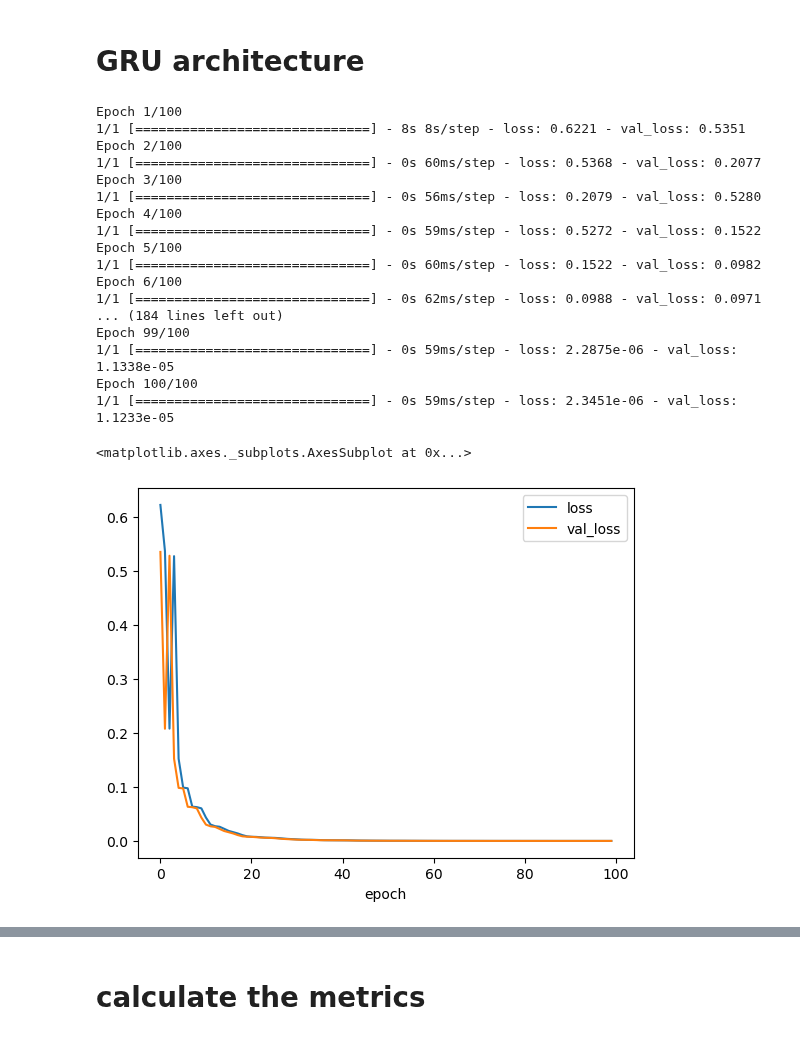
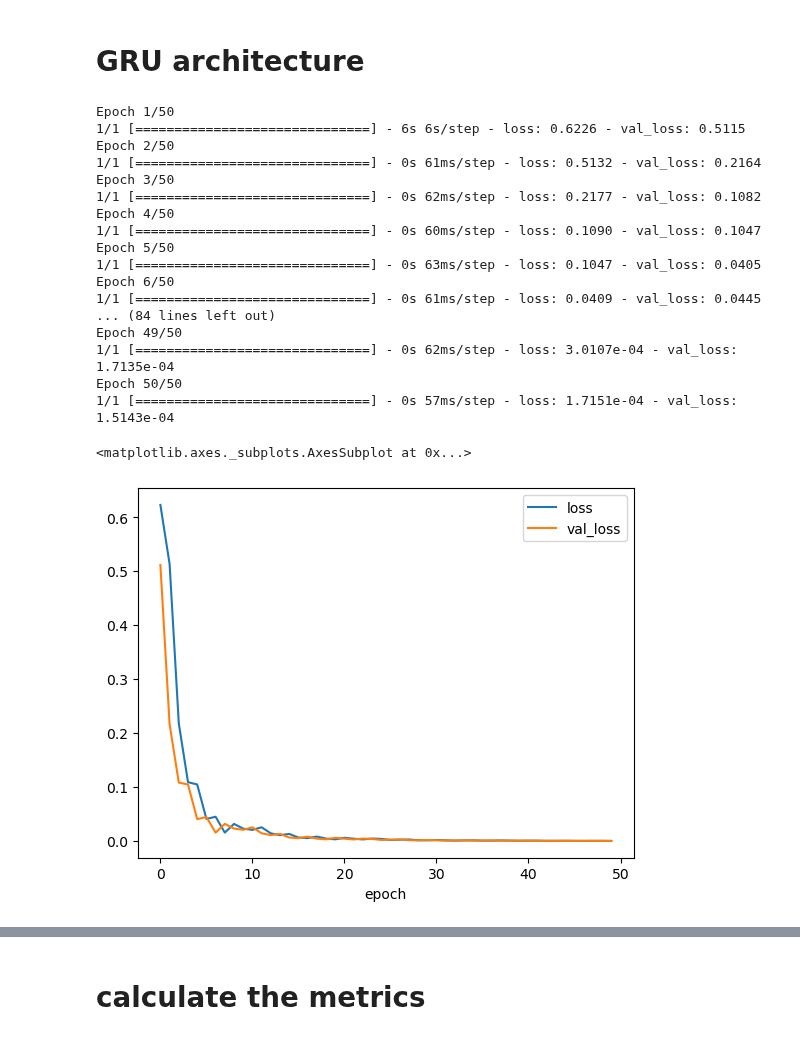
Before and after one commit to Simone-Scalella/AgriVision2022, a Jupyter notebook: LSTM-GRU.ipynb, the cells around one changed output, grey strips where cells are left out. Cells and saved outputs as stored; diff of their text form; code cells hidden in the pictures.

```diff
--- a/LSTM-GRU.ipynb
+++ b/LSTM-GRU.ipynb
@@ -162,48 +162,48 @@ R - Mean Square error : 0.003317
 # GRU architecture
 # %%
 # The GRU architecture
-Nepoch = 100
+Nepoch = 50
 # The LSTM architecture
 # The GRU architecture
 regressorGRU = Sequential()
 # First GRU layer with Dropout regularisation
 regressorGRU.add(GRU(units=60, return_sequences=True, input_shape=(n_lookback,1),activation='tanh'))
 regressorGRU.add(GRU(units=120, return_sequences=True, input_shape=(n_lookback,1),activation='tanh'))
 regressorGRU.add(GRU(units=240, return_sequences=True, input_shape=(n_lookback,1),activation='tanh'))
 regressorGRU.add(GRU(units=120,activation='tanh'))
 regressorGRU.add(Dense(units=n_forecast))
 # Compiling the RNN
 #regressorGRU.compile(optimizer=SGD(lr=0.01, decay=1e-7, momentum=0.9, nesterov=False),loss='mean_squared_error')
 regressorGRU.compile(optimizer=Adam(learning_rate=0.004, beta_1=0.9, beta_2=0.999, epsilon=1e-8),loss='mean_squared_error')
 # Fitting to the training set
 gruHistory = regressorGRU.fit(X,Y,epochs=Nepoch,validation_data=(X_val,Y_val),batch_size=32)
 
 history_df = pd.DataFrame(columns=['epoch', 'loss'])
 history_df['epoch'] = range(Nepoch)
 history_df['loss'] = gruHistory.history['loss']
 history_df['val_loss'] = gruHistory.history['val_loss']
 history_df = history_df.set_index('epoch')
 history_df.plot()
 # %% [output]
-Epoch 1/100
-1/1 [==============================] - 8s 8s/step - loss: 0.6221 - val_loss: 0.5351
-Epoch 2/100
-1/1 [==============================] - 0s 60ms/step - loss: 0.5368 - val_loss: 0.2077
-Epoch 3/100
-1/1 [==============================] - 0s 56ms/step - loss: 0.2079 - val_loss: 0.5280
-Epoch 4/100
-1/1 [==============================] - 0s 59ms/step - loss: 0.5272 - val_loss: 0.1522
-Epoch 5/100
-1/1 [==============================] - 0s 60ms/step - loss: 0.1522 - val_loss: 0.0982
-Epoch 6/100
-1/1 [==============================] - 0s 62ms/step - loss: 0.0988 - val_loss: 0.0971
-... (184 lines left out)
-Epoch 99/100
-1/1 [==============================] - 0s 59ms/step - loss: 2.2875e-06 - val_loss: 1.1338e-05
-Epoch 100/100
-1/1 [==============================] - 0s 59ms/step - loss: 2.3451e-06 - val_loss: 1.1233e-05
+Epoch 1/50
+1/1 [==============================] - 6s 6s/step - loss: 0.6226 - val_loss: 0.5115
+Epoch 2/50
+1/1 [==============================] - 0s 61ms/step - loss: 0.5132 - val_loss: 0.2164
+Epoch 3/50
+1/1 [==============================] - 0s 62ms/step - loss: 0.2177 - val_loss: 0.1082
+Epoch 4/50
+1/1 [==============================] - 0s 60ms/step - loss: 0.1090 - val_loss: 0.1047
+Epoch 5/50
+1/1 [==============================] - 0s 63ms/step - loss: 0.1047 - val_loss: 0.0405
+Epoch 6/50
+1/1 [==============================] - 0s 61ms/step - loss: 0.0409 - val_loss: 0.0445
+... (84 lines left out)
+Epoch 49/50
+1/1 [==============================] - 0s 62ms/step - loss: 3.0107e-04 - val_loss: 1.7135e-04
+Epoch 50/50
+1/1 [==============================] - 0s 57ms/step - loss: 1.7151e-04 - val_loss: 1.5143e-04
 <matplotlib.axes._subplots.AxesSubplot at 0x...>
-[figure, old version]
+[figure, new version]
 # %%
 dataset_total = np.reshape(NDVI[90].data_matrix.flatten(),(NDVI[90].data_matrix.flatten().shape[0],1))
 starttime = 0
```
Also changed, not shown: parts of 6 cells of this notebook.
